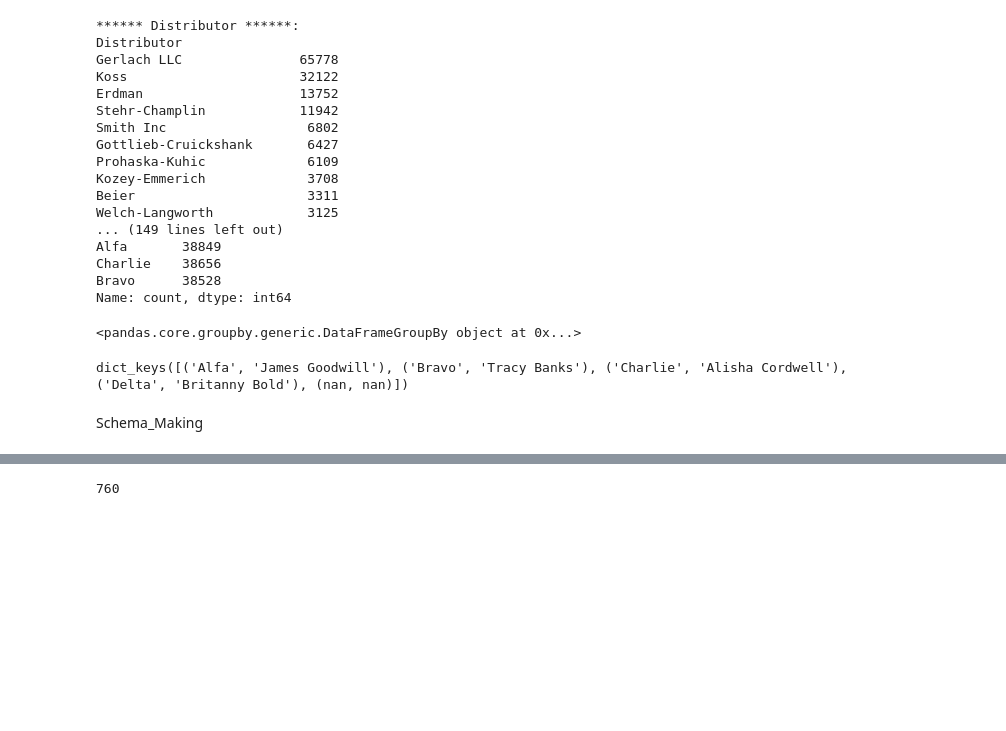
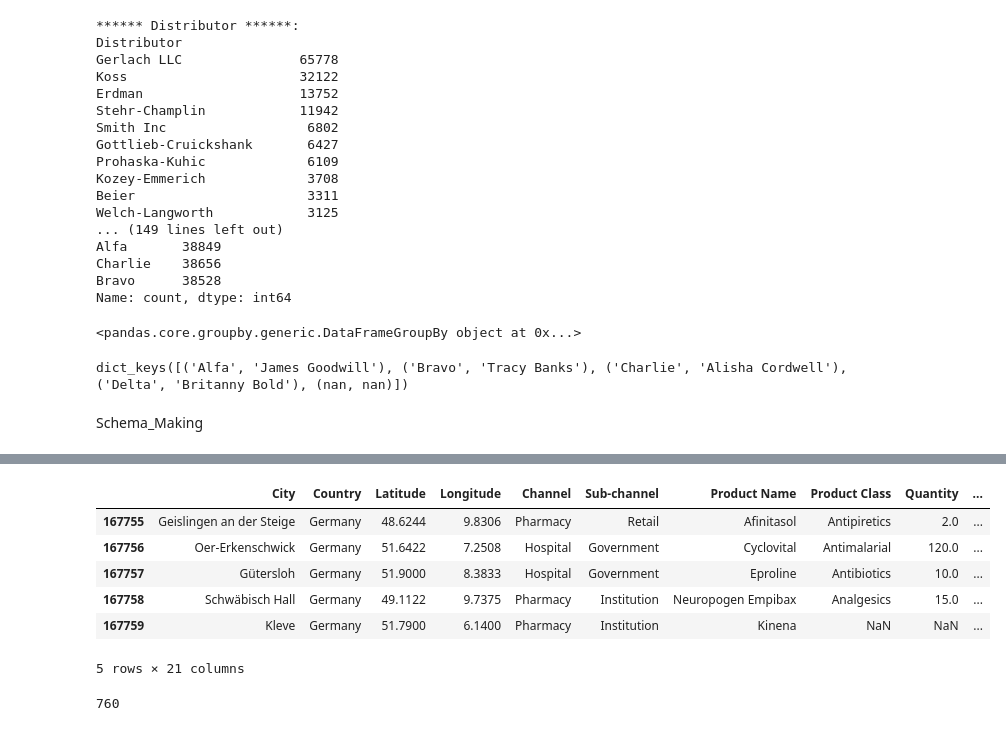
Before and after one commit to faizeraza/pharmaDE, a Jupyter notebook: pharmade/data-exploration.ipynb, the cells around one changed output, grey strips where cells are left out. Saved outputs shown, nothing was run; the diff lists cells and outputs as text; code cells hidden in the pictures; blank space fills up the shorter version.

```diff
--- a/pharmade/data-exploration.ipynb
+++ b/pharmade/data-exploration.ipynb
@@ -141,0 +143,4 @@ customer.to_sql('DIM-customer',postgresql_engine,if_exists='replace')
+# %%
+df_distributor = pd.DataFrame({"Distributor":pharma_df['Distributor'].unique()}).reset_index().drop('index',axis=1)
+df_distributor['Distributor_ID'] = df_distributor.index
+df_distributor.to_sql("DIM-distributor",postgresql_engine,if_exists='replace')
@@ -174 +213,13 @@ df_channel.to_sql("DIM-channel",postgresql_engine,if_exists='replace')
+# %%
+fact_table = pd.merge(fact_table,df_distributor,on="Distributor",how='left')
+fact_table.drop('Distributor',axis=1,inplace=True)
+fact_table.tail()
+# %% [output]
+|  | City | Country | Latitude | Longitude | Channel | Sub-channel | Product Name | Product Class | Quantity | ... |
+| 167755 | Geislingen an der Steige | Germany | 48.6244 | 9.8306 | Pharmacy | Retail | Afinitasol | Antipiretics | 2.0 | ... |
+| 167756 | Oer-Erkenschwick | Germany | 51.6422 | 7.2508 | Hospital | Government | Cyclovital | Antimalarial | 120.0 | ... |
+| 167757 | Gütersloh | Germany | 51.9000 | 8.3833 | Hospital | Government | Eproline | Antibiotics | 10.0 | ... |
+| 167758 | Schwäbisch Hall | Germany | 49.1122 | 9.7375 | Pharmacy | Institution | Neuropogen Empibax | Analgesics | 15.0 | ... |
+| 167759 | Kleve | Germany | 51.7900 | 6.1400 | Pharmacy | Institution | Kinena | NaN | NaN | ... |
+5 rows × 21 columns
 # %%
```
Also changed, not shown: parts of 17 cells of this notebook, 7 other files.
